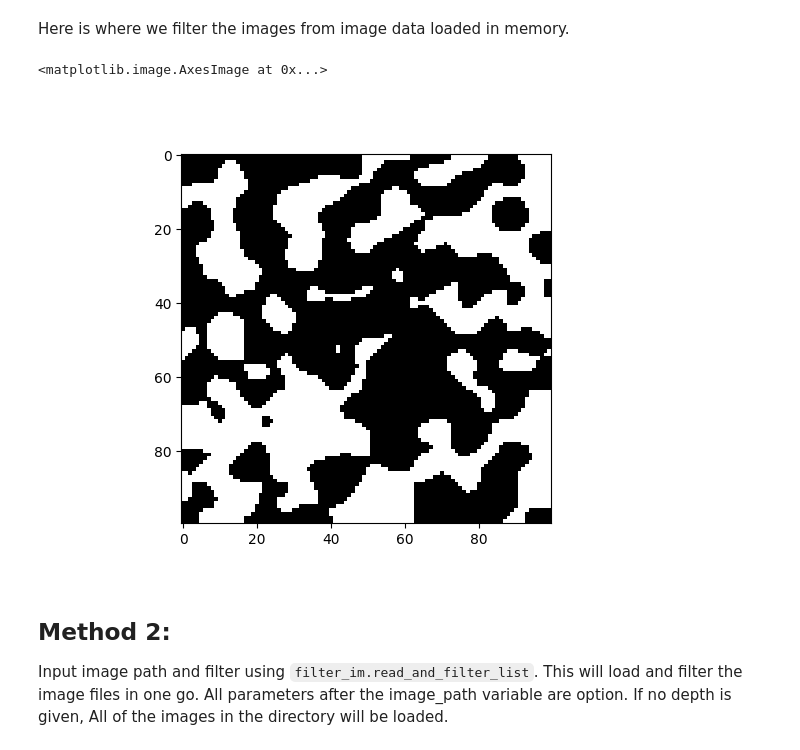
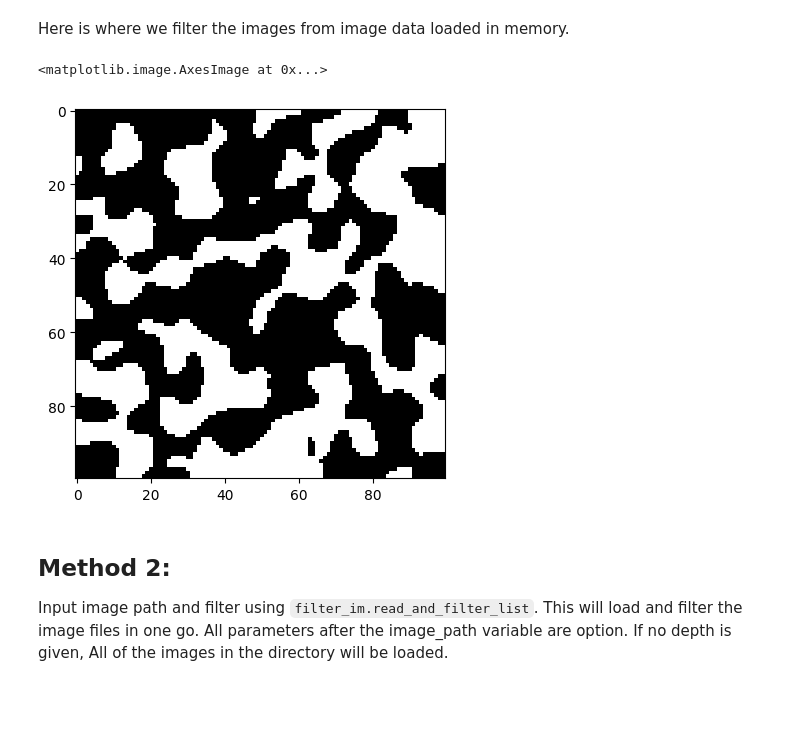
Before and after one commit to EMSL-Computing/Pore2Chip, a Jupyter notebook: examples/example_2_100x100_to_model.ipynb, the cells around one changed output. Drawn from its saved outputs; the diff is of its cells as text; code cells hidden in the pictures; blank space fills up the shorter version.

````diff
--- a/examples/example_2_100x100_to_model.ipynb
+++ b/examples/example_2_100x100_to_model.ipynb
@@ -62,11 +61,11 @@ Here is where we filter the images from image data loaded in memory.
 # %%
 # Filter image and crop image down to 100 x 100, with a depth of 100
 filtered_images = filter_im.filter_list(image_list_3D, [0, 100], [0, 100], 100, invert=True)
 fig, ax = plt.subplots()
-ax.imshow(filtered_images[3,:,:], cmap='gray')
+ax.imshow(filtered_images[0,:,:], cmap='gray')
 # %% [output]
 <matplotlib.image.AxesImage at 0x...>
-[figure, old version]
+[figure, new version]
 # %% [markdown]
 ## Method 2:
 Input image path and filter using ```filter_im.read_and_filter_list```. This will load and filter the image files in one go. All parameters after the image_path variable are option. If no depth is given, All of the images in the directory will be loaded.
````
Also changed, not shown: parts of 7 cells of this notebook, 40 other files.
